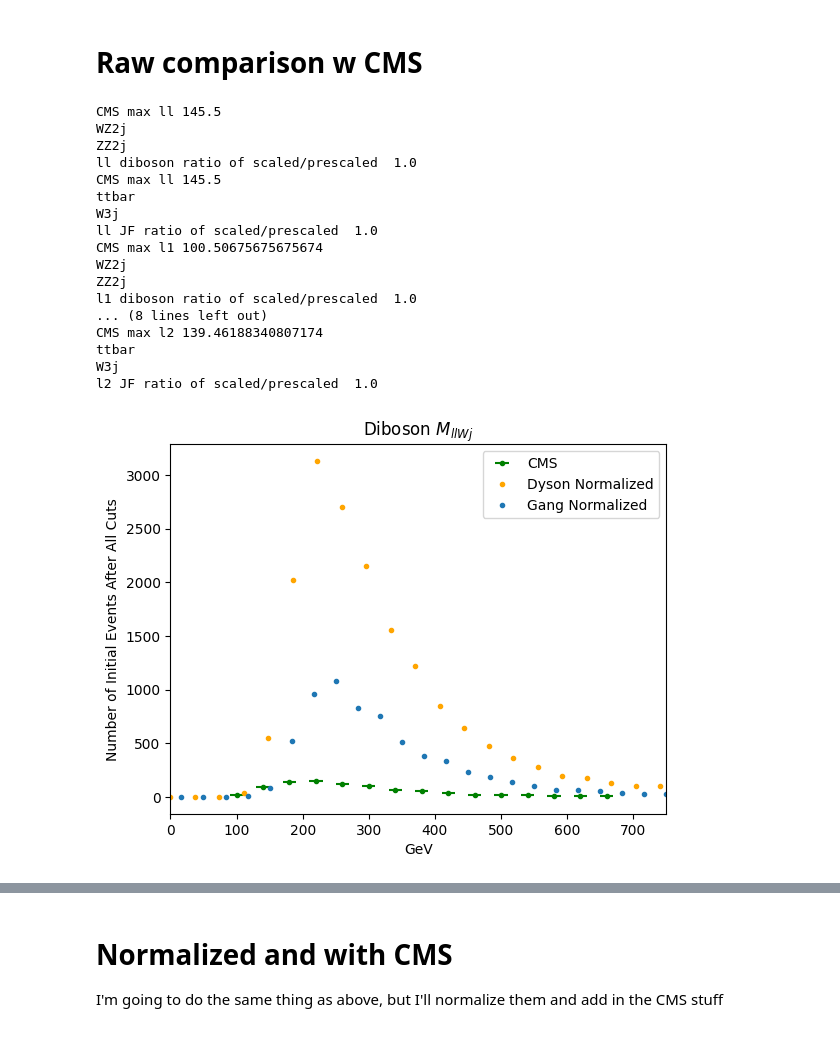
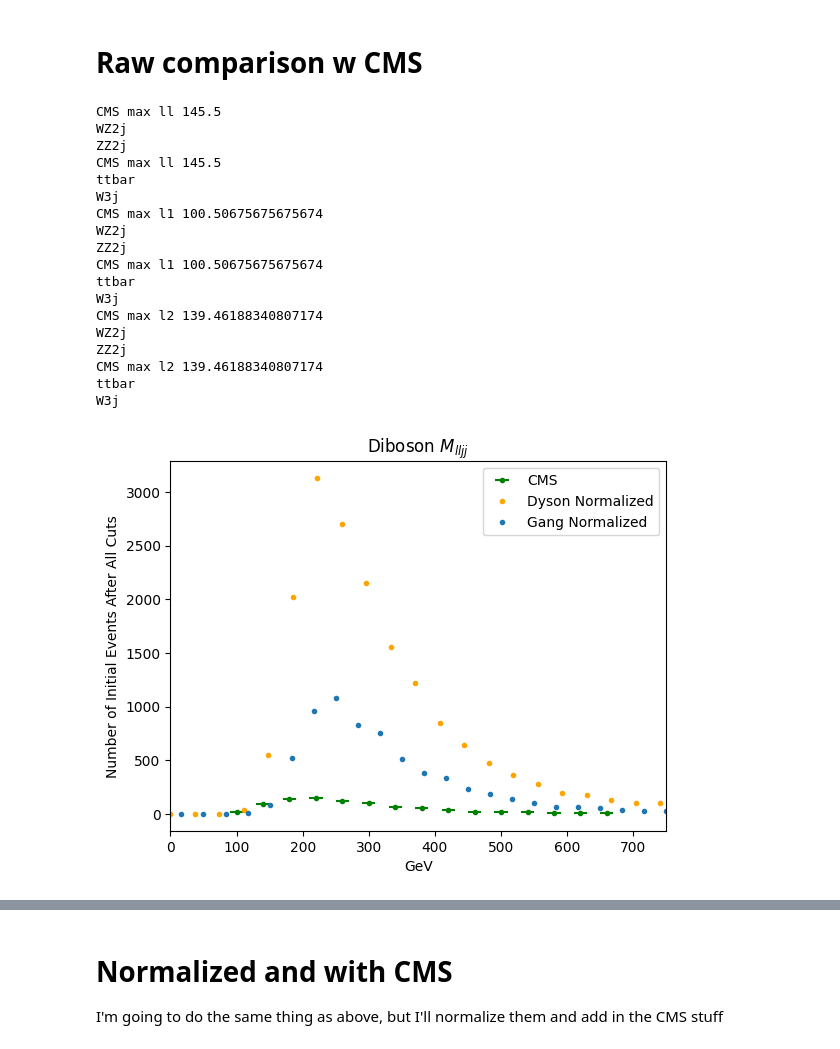
Before and after one commit to dysontk/LFVLNV, a Jupyter notebook: AnalysisAndSuch/Histos.ipynb, the cells around one changed output, grey strips where cells are left out. Drawn from its saved outputs; the diff is of its cells as text; code cells hidden in the pictures.

```diff
--- a/AnalysisAndSuch/Histos.ipynb
+++ b/AnalysisAndSuch/Histos.ipynb
@@ -158,9 +158,9 @@ my_FileTags = {'ll': 'Mass_2jW2l',
                'l2': 'Mass_2jW1l1'}
 mu_allowed = True
 my_start_dir = f'/Users/dysonk/Work/Good comparisons/GangOrder/{'muAnde' if mu_allowed else 'just_ee'}/AnalysisOutput/'
-plotInfo = {'ll': {'title': '$M_{llWj}$', 'bounds':(0,750)},
-              'l1': {'title':'$M_{l1Wj}$',  'bounds':(0,500)},
-              'l2': {'title':'$M_{l2Wj}$', 'bounds':(0,450)}}
+plotInfo = {'ll': {'title': '$M_{lljj}$', 'bounds':(0,750)},
+              'l1': {'title':'$M_{l1jj}$',  'bounds':(0,500)},
+              'l2': {'title':'$M_{l2jj}$', 'bounds':(0,450)}}
 
 titleDGDict = {'diboson': 'Diboson',
                'JF': 'Jet Fake'}
@@ -267,7 +267,8 @@ raw_data_tot_dict
 # %% [markdown]
 # Raw comparison w CMS
 # %%
-
+init_dir = {'diboson':path_to_Gang + gang_diboson_path,
+            'JF':path_to_Gang + 'jetfake_NR_highSR1/' }
 
 eTdict = {'WZ2j':'WZ',
         'ZZ2j':'ZZ',
@@ -301,37 +302,38 @@ for htyp in GangDataDict:
             GangDataPlotYSCALED += GangDataDictFull[eTdict[dt]][htyp][:,1]
             GangDataPlotX = GangDataDictFull[eTdict[dt]][htyp][:,0]
             # print(np.shape(GangDataPlotX))
             # print(np.shape(GangDataPlotY))
         # GangsY = GangDataDictFull['WZ'][htyp][:,1] + GangDataDictFull['ZZ'][htyp][:,1]
         # GangsX = GangDataDictFull['WZ'][htyp][:,0]
         # print("Dyson total events ", np.sum(myDataPlot))
         # print("Gang's total events ", np.sum(GangDataPlotY))
         # myDataPlot = myDataPlot #* CMS_nEvents
         axes.set_title(titleDGDict[dg] + ' ' + plotInfo[htyp]['title'])
         # plt.errorbar(my_y,  /n, color = 'orange', fmt='.', label='Dyson')
         plt.errorbar(my_y,  myDataPlotSCALED, color = 'orange', fmt='.', label='Dyson Normalized')
         plt.errorbar(GangDataPlotX, GangDataPlotYSCALED, fmt='.', label='Gang Normalized')
         plt.xlim(plotInfo[htyp]['bounds'])
         plt.ylabel('Number of Initial Events After All Cuts')
         plt.xlabel('GeV')
         axes.legend()
-        print(f'{htyp} {dg} ratio of scaled/prescaled ', np.sum(myDataPlotSCALED)/raw_data_tot_dict[htyp][dg])
+        # print(f'{htyp} {dg} ratio of scaled/prescaled ', np.sum(myDataPlotSCALED)/raw_data_tot_dict[htyp][dg])
 # %% [output]
 CMS max ll 145.5
 WZ2j
 ZZ2j
-ll diboson ratio of scaled/prescaled  1.0
 CMS max ll 145.5
 ttbar
 W3j
-ll JF ratio of scaled/prescaled  1.0
 CMS max l1 100.50675675675674
 WZ2j
 ZZ2j
-l1 diboson ratio of scaled/prescaled  1.0
-... (8 lines left out)
+CMS max l1 100.50675675675674
+ttbar
+W3j
+CMS max l2 139.46188340807174
+WZ2j
+ZZ2j
 CMS max l2 139.46188340807174
 ttbar
 W3j
-l2 JF ratio of scaled/prescaled  1.0
-[figure, old version]
+[figure, new version]
```
Also changed, not shown: parts of 22 cells of this notebook, 4 other files.
